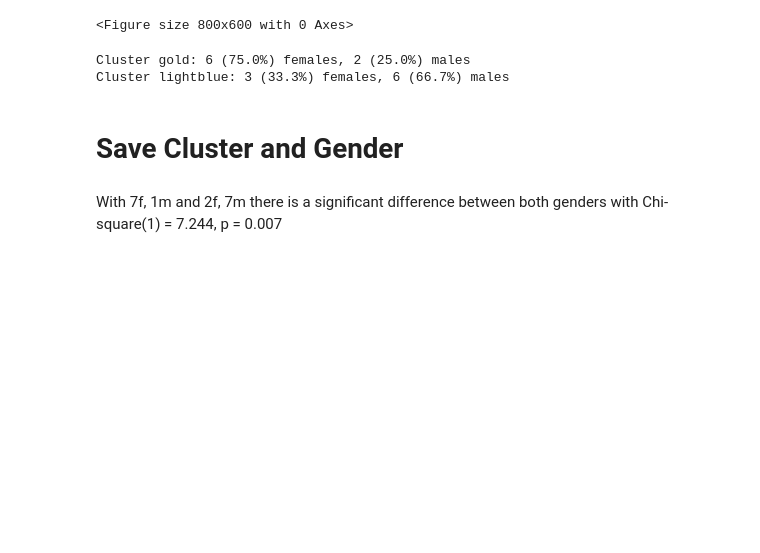
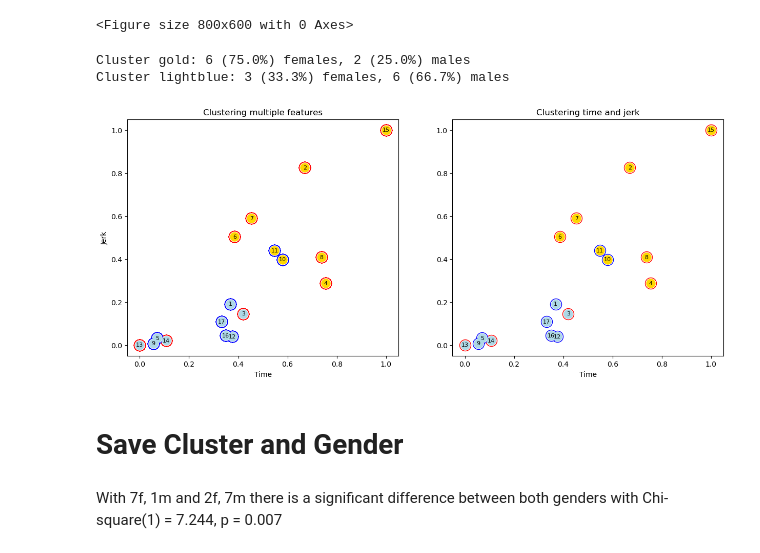
Before and after one commit to doertiboy/MasterStudy, a Jupyter notebook: 03_Clustering.ipynb, the cells around one changed output. Drawn from its saved outputs; the diff is of its cells as text; code cells hidden in the pictures; blank space fills up the shorter version.

Commit message:
Backup: state works from files 01-03 with data generation

```diff
--- a/03_Clustering.ipynb
+++ b/03_Clustering.ipynb
@@ -386,6 +386,55 @@ cluster_dataframe = pd.DataFrame({'cluster': kmeans.labels_, 'gender': gender})
 # %% [output]
 Cluster gold: 6 (75.0%) females, 2 (25.0%) males
 Cluster lightblue: 3 (33.3%) females, 6 (66.7%) males
+# %%
+data = np.array([[t, j, p, e, gp, l, ge, tr] for t, j, p, h, l, e, tr, gp, ge in zip(time, jerk, peaks, height, level, experience, training, grasping_performance, grasping_exploratory)])
+clusters = 2
+kmeans = KMeans(n_clusters=clusters, random_state=0, n_init='auto').fit(data)
+
+fig, axs = plt.subplots(1, 2, figsize=(15, 6))
+
+# Plotting cluster 0
+cluster0 = data[kmeans.labels_ == 0]
+axs[0].scatter(cluster0[:, 0], cluster0[:, 1], c=color0, marker='o', s=150, label='Cluster 0')
+
+# Plotting cluster 1
+cluster1 = data[kmeans.labels_ == 1]
+axs[0].scatter(cluster1[:, 0], cluster1[:, 1], c=color1, marker='o', s=150, label='Cluster 1')
+
+# Adding numbers for each data point
+for i in range(len(data)):
+    axs[0].text(data[i, 0], data[i, 1], str(i+1), fontsize=8, ha='center', va='center')
+    axs[0].scatter(data[(gender == 0), 0], data[(gender == 0), 1], c='white', marker='o', edgecolor='red', s=250, zorder=0)
+    axs[0].scatter(data[(gender == 1), 0], data[(gender == 1), 1], c='white', marker='o', edgecolor='blue', s=250, zorder=0)
+
+
+kmeans = KMeans(n_clusters=2, random_state=0, n_init='auto').fit(time_jerk)
+for cluster_label in range(2):
+    female_counts[cluster_label] = np.sum((gender == 0) & (kmeans.labels_ == cluster_label))
+    male_counts[cluster_label] = np.sum((gender == 1) & (kmeans.labels_ == cluster_label))
+
+    markers = ['o', 'o']  # Using circles for all points
+    cluster_data = time_jerk[kmeans.labels_ == cluster_label]
+    for i, point in enumerate(cluster_data):
+        color = colors[cluster_label]
+        axs[1].scatter(point[0], point[1], marker=markers[cluster_label], color=color, s=150, label=f'Cluster {cluster_label}')
+
+    axs[1].scatter(data[(gender == 0) & (kmeans.labels_ == cluster_label), 0], data[(gender == 0) & (kmeans.labels_ == cluster_label), 1], c='white', marker='o', edgecolors='red', linewidth=1, facecolors='none', s=250, label='Female', zorder=0)
+    axs[1].scatter(data[(gender == 1) & (kmeans.labels_ == cluster_label), 0], data[(gender == 1) & (kmeans.labels_ == cluster_label), 1], c='white', marker='o', edgecolors='blue', linewidth=1, facecolors='none', s=250, label='Male', zorder=0)
+
+# Annotate each point with person's name
+for i, point in enumerate(data):
+    numeric_name = person_name[i][1:]
+    axs[1].text(point[0], point[1], numeric_name, fontsize=8, ha='center', va='center')
+
+axs[0].set_ylabel('Jerk')
+axs[0].set_xlabel('Time')
+axs[1].set_xlabel('Time')
+axs[0].set_title('Clustering multiple features')
+axs[1].set_title('Clustering time and jerk')
+plt.show()
+# %% [output]
+[figure, added]
 # %% [markdown]
 # Save Cluster and Gender
 # %% [markdown]
```
Also changed, not shown: parts of 2 cells of this notebook, 10 other files.
